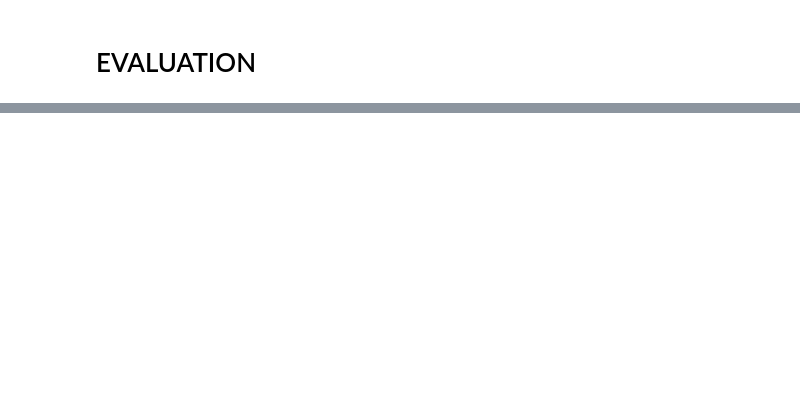
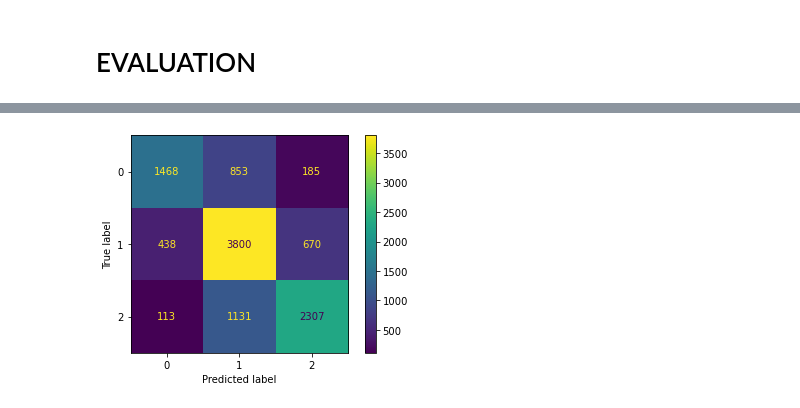
Before and after one commit to EKiplimo/NLP_Sentiment_Analysis, a Jupyter notebook: NLP_notebook.ipynb, the cells around one changed output, grey strips where cells are left out. Drawn from its saved outputs; the diff is of its cells as text; code cells hidden in the pictures; blank space fills up the shorter version.

```diff
--- a/NLP_notebook.ipynb
+++ b/NLP_notebook.ipynb
@@ -692,0 +690,6 @@ def score(model,test_y=y_test,test_x=X_test_vectorized,train_y=y_train,train_x=X
+# %%
+# XGBoost
+pred_y = xgb_model.predict(X_test_vectorized)
+ConfusionMatrixDisplay.from_predictions(y_test,pred_y);
+# %% [output]
+[figure, added]
```
Also changed, not shown: parts of 44 cells of this notebook.
